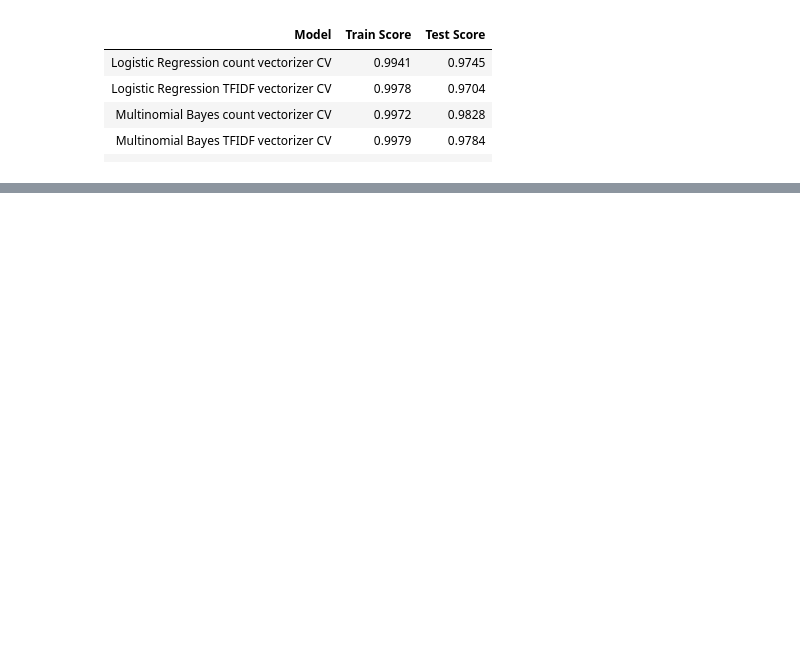
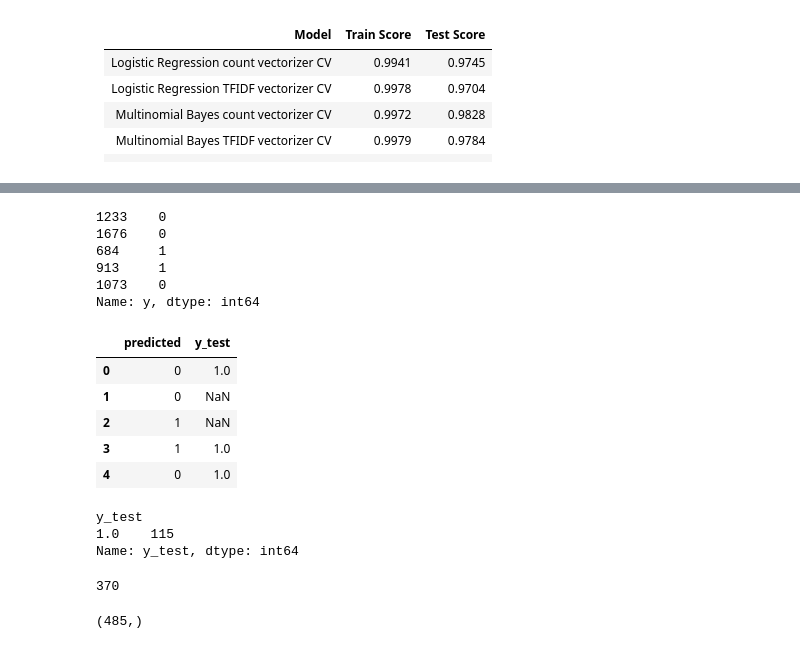
Before and after one commit to geoffersliu/dsiprojects, a Jupyter notebook: Project1234/project_3 updated/practicecopy Project3_pt3_code.ipynb, the cells around one changed output, grey strips where cells are left out. Cells and saved outputs as stored; diff of their text form; code cells hidden in the pictures; blank space fills up the shorter version.

```diff
--- a/Project1234/project_3 final draft/practicecopy Project3_pt3_code.ipynb
+++ b/Project1234/project_3 updated/practicecopy Project3_pt3_code.ipynb
@@ -603,3 +607,14 @@ Number of features: 4000
 |Multinomial Bayes count vectorizer CV|0.9972|0.9828|
 |Multinomial Bayes TFIDF vectorizer CV|0.9979|0.9784|
 ||||
+# %%
+#Get the predictions for the model that gave the best score to create confusion matrix
+svc_tvec = make_pipeline(
+    TfidfVectorizer(max_df=0.75,max_features=10000,ngram_range=(1, 2)),
+    SVC(kernel='linear')
+)
+svc_tvec.fit(X_train, y_train)
+y_pred = svc_tvec.predict(X_test)
+
+#Generate confusion matrix
+confusion_matrix(y_test, y_pred)
@@ -605,0 +659,35 @@ Number of features: 4000
+# %%
+yframe.head()
+# %% [output]
+1233    0
+1676    0
+684     1
+913     1
+1073    0
+Name: y, dtype: int64
+# %%
+# Create column for observed values.
+results['y_test'] = yframe
+# %%
+results.head()
+# %% [output]
+|  | predicted | y_test |
+| 0 | 0 | 1.0 |
+| 1 | 0 | NaN |
+| 2 | 1 | NaN |
+| 3 | 1 | 1.0 |
+| 4 | 0 | 1.0 |
+# %%
+results.groupby('y_test')['y_test'].count()
+# %% [output]
+y_test
+1.0    115
+Name: y_test, dtype: int64
+# %%
+results['y_test'].isnull().sum()
+# %% [output]
+370
+# %%
+y_pred.shape
+# %% [output]
+(485,)
```
Also changed, not shown: parts of 38 cells of this notebook, 17 other files.
